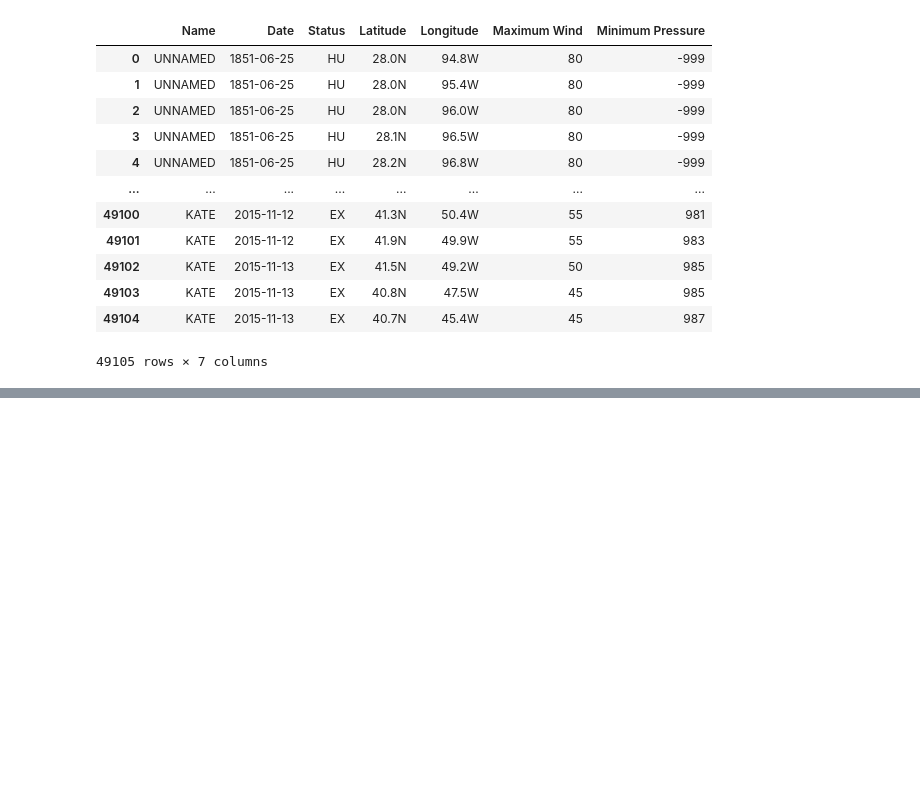
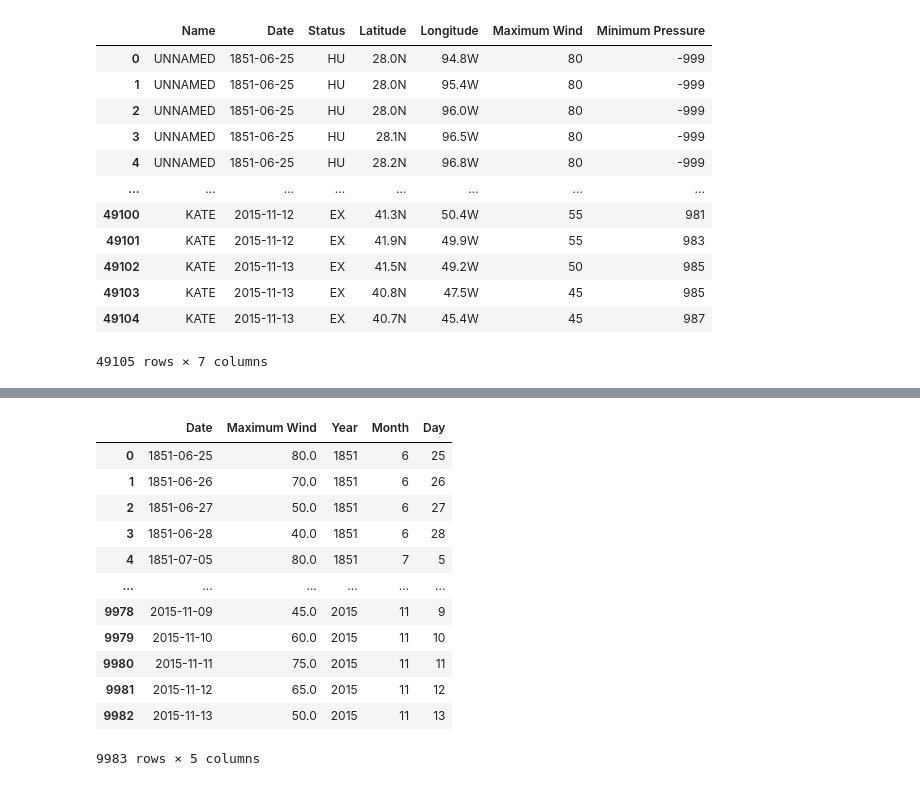
Before and after one commit to DanielBrechner/hurrdat_co2, a Jupyter notebook: all_hurr_test.ipynb, the cells around one changed output, grey strips where cells are left out. Saved outputs shown, nothing was run; the diff lists cells and outputs as text; code cells hidden in the pictures; blank space fills up the shorter version.

```diff
--- a/all_hurr_test.ipynb
+++ b/all_hurr_test.ipynb
@@ -55,0 +71,20 @@ hurr_df['Longitude'] = hurr_df['Longitude'].str[:-1].astype(float)
+# %%
+sorted_hurr = hurr_df.groupby("Date")["Maximum Wind"].max().reset_index()
+sorted_hurr['Year'] = sorted_hurr['Date'].map(lambda x: x.year)
+sorted_hurr['Month'] = sorted_hurr['Date'].map(lambda x: x.month)
+sorted_hurr['Day'] = sorted_hurr['Date'].map(lambda x: x.day)
+sorted_hurr
+# %% [output]
+|  | Date | Maximum Wind | Year | Month | Day |
+| 0 | 1851-06-25 | 80.0 | 1851 | 6 | 25 |
+| 1 | 1851-06-26 | 70.0 | 1851 | 6 | 26 |
+| 2 | 1851-06-27 | 50.0 | 1851 | 6 | 27 |
+| 3 | 1851-06-28 | 40.0 | 1851 | 6 | 28 |
+| 4 | 1851-07-05 | 80.0 | 1851 | 7 | 5 |
+| ... | ... | ... | ... | ... | ... |
+| 9978 | 2015-11-09 | 45.0 | 2015 | 11 | 9 |
+| 9979 | 2015-11-10 | 60.0 | 2015 | 11 | 10 |
+| 9980 | 2015-11-11 | 75.0 | 2015 | 11 | 11 |
+| 9981 | 2015-11-12 | 65.0 | 2015 | 11 | 12 |
+| 9982 | 2015-11-13 | 50.0 | 2015 | 11 | 13 |
+9983 rows × 5 columns
```
Also changed, not shown: parts of 4 cells of this notebook.
